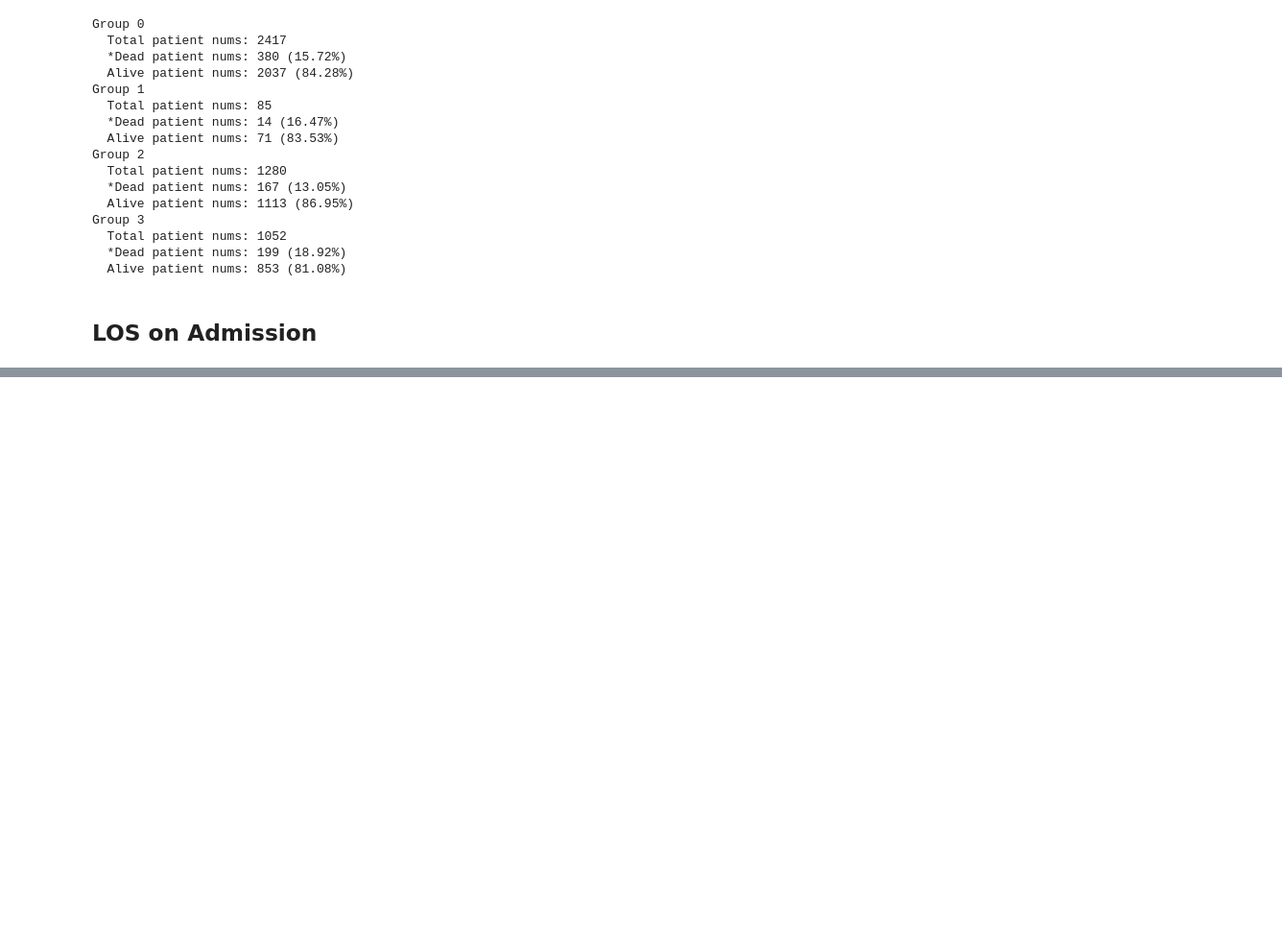
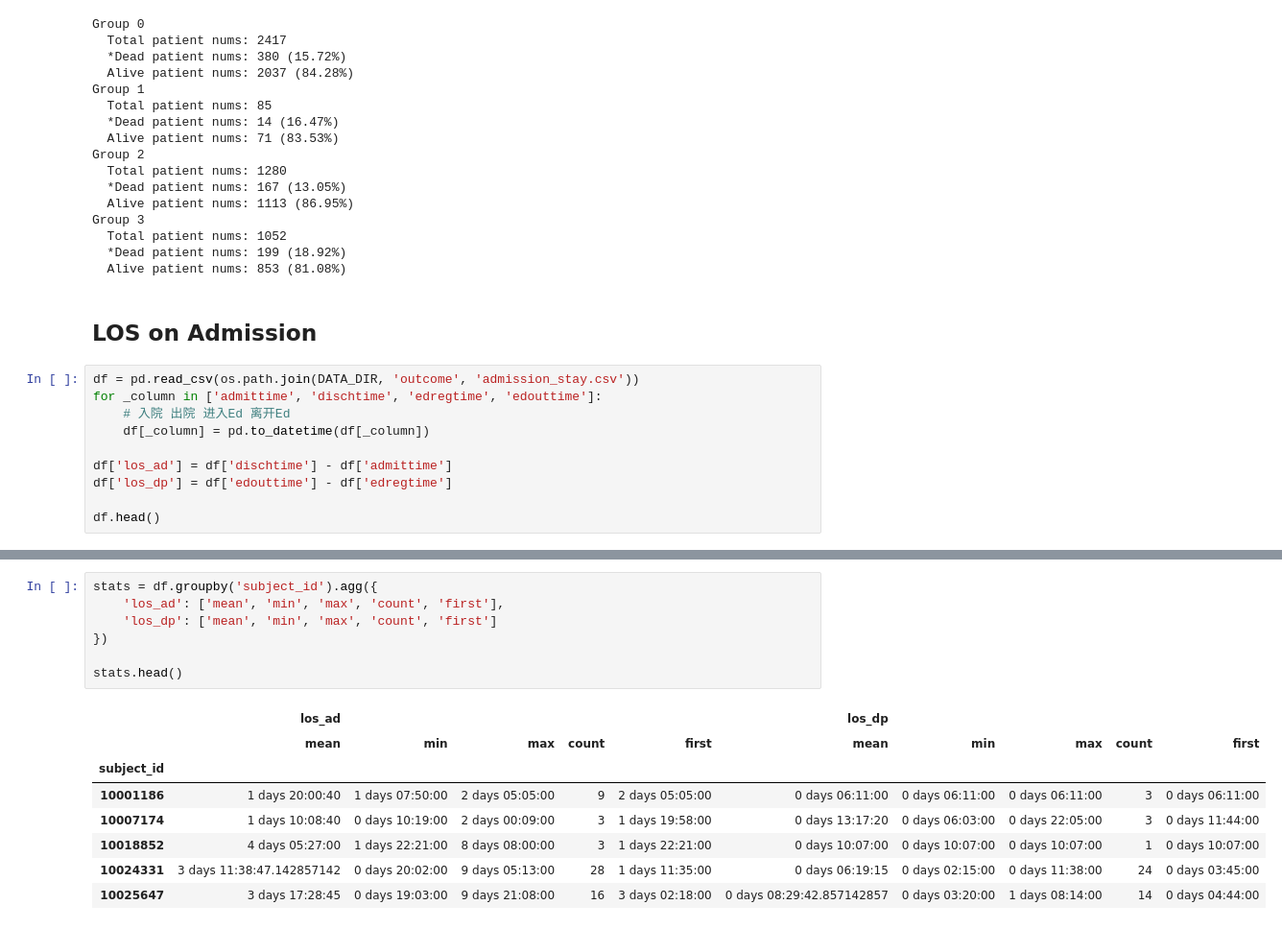
Before and after one commit to sitdownkevin/IBD-EDA, a Jupyter notebook: scripts/eda20231129_group.ipynb, the cells around one changed output, grey strips where cells are left out. Shown: that part at 96% size. Saved outputs shown, nothing was run; the diff lists cells and outputs as text; blank space fills up the shorter version.

```diff
--- a/scripts/eda20231129_group.ipynb
+++ b/scripts/eda20231129_group.ipynb
@@ -490,3 +525,13 @@ Group 3
   Alive patient nums: 853 (81.08%)
 # %% [markdown]
 ## LOS on Admission
+# %%
+df = pd.read_csv(os.path.join(DATA_DIR, 'outcome', 'admission_stay.csv'))
+for _column in ['admittime', 'dischtime', 'edregtime', 'edouttime']:
+    # 入院 出院 进入Ed 离开Ed
+    df[_column] = pd.to_datetime(df[_column])
+
+df['los_ad'] = df['dischtime'] - df['admittime']
+df['los_dp'] = df['edouttime'] - df['edregtime']
+
+df.head()
@@ -492,0 +545,16 @@ Group 3
+# %%
+stats = df.groupby('subject_id').agg({
+    'los_ad': ['mean', 'min', 'max', 'count', 'first'],
+    'los_dp': ['mean', 'min', 'max', 'count', 'first']
+})
+
+stats.head()
+# %% [output]
+|  | los_ad |  |  |  |  | los_dp |  |  |  |  |
+|  | mean | min | max | count | first | mean | min | max | count | first |
+| subject_id |  |  |  |  |  |  |  |  |  |  |
+| 10001186 | 1 days 20:00:40 | 1 days 07:50:00 | 2 days 05:05:00 | 9 | 2 days 05:05:00 | 0 days 06:11:00 | 0 days 06:11:00 | 0 days 06:11:00 | 3 | 0 days 06:11:00 |
+| 10007174 | 1 days 10:08:40 | 0 days 10:19:00 | 2 days 00:09:00 | 3 | 1 days 19:58:00 | 0 days 13:17:20 | 0 days 06:03:00 | 0 days 22:05:00 | 3 | 0 days 11:44:00 |
+| 10018852 | 4 days 05:27:00 | 1 days 22:21:00 | 8 days 08:00:00 | 3 | 1 days 22:21:00 | 0 days 10:07:00 | 0 days 10:07:00 | 0 days 10:07:00 | 1 | 0 days 10:07:00 |
+| 10024331 | 3 days 11:38:47.142857142 | 0 days 20:02:00 | 9 days 05:13:00 | 28 | 1 days 11:35:00 | 0 days 06:19:15 | 0 days 02:15:00 | 0 days 11:38:00 | 24 | 0 days 03:45:00 |
+| 10025647 | 3 days 17:28:45 | 0 days 19:03:00 | 9 days 21:08:00 | 16 | 3 days 02:18:00 | 0 days 08:29:42.857142857 | 0 days 03:20:00 | 1 days 08:14:00 | 14 | 0 days 04:44:00 |
```
Also changed, not shown: parts of 7 cells of this notebook, 3 other files.
